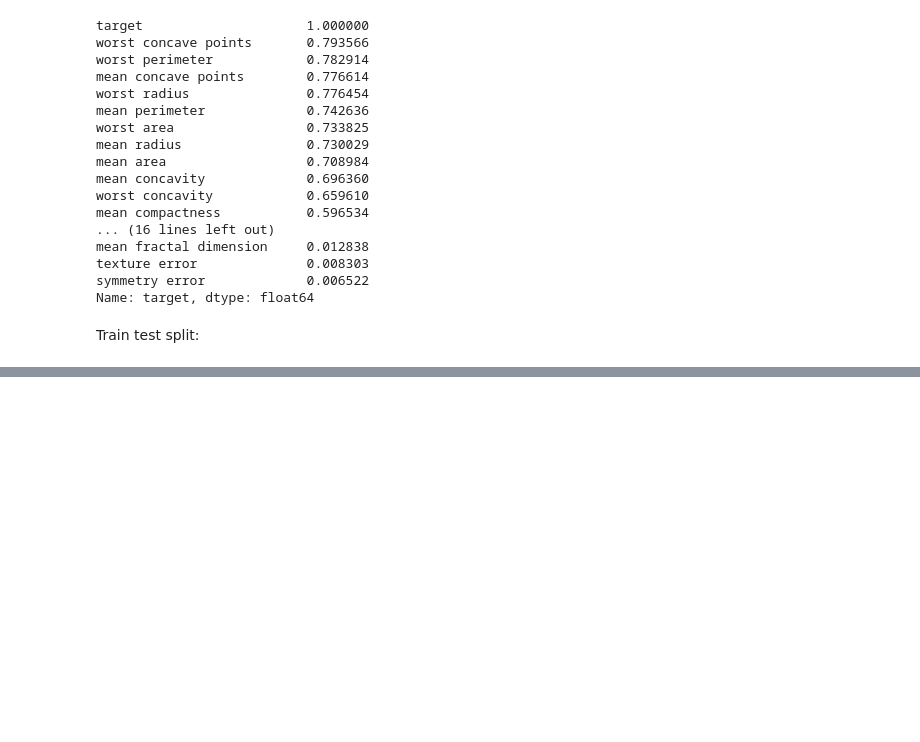
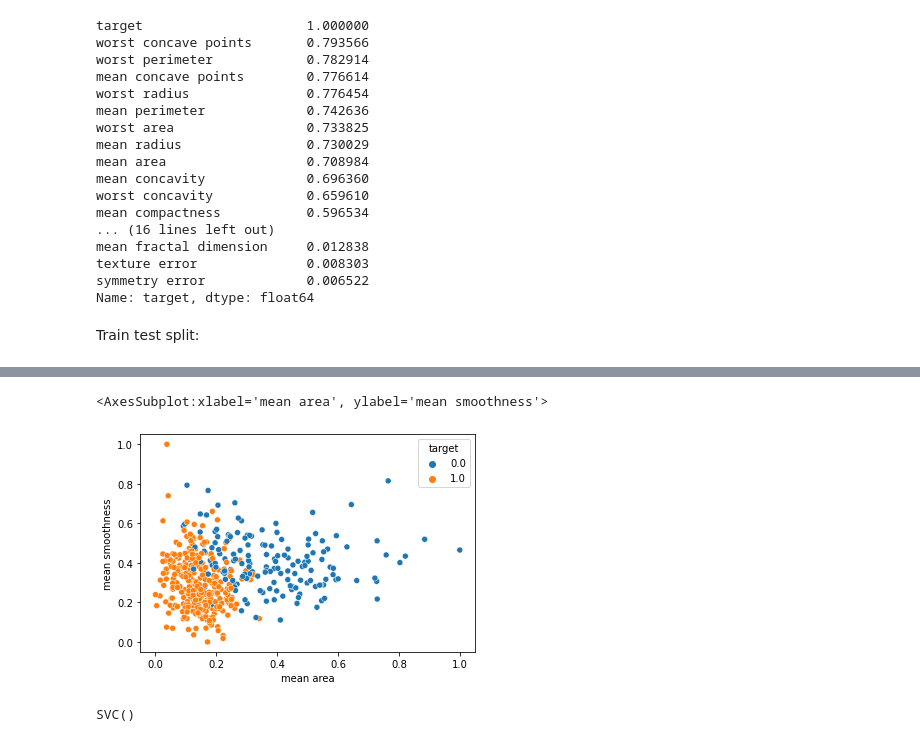
Before and after one commit to nshafik/Breast-Cancer, a Jupyter notebook: SVM_Breast_Cancer.ipynb, the cells around one changed output, grey strips where cells are left out. Cells and saved outputs as stored; diff of their text form; code cells hidden in the pictures; blank space fills up the shorter version.

```diff
--- a/SVM_Breast_Cancer.ipynb
+++ b/SVM_Breast_Cancer.ipynb
@@ -124,3 +120,11 @@ norm_x_train= preprocessing.normalize(X_train)
+# %%
+from sklearn import preprocessing
+range_train = (X_train - X_train.min()).max()
+range_test = (X_test - X_test.min()).max()
+
+
+norm_x_train= ( X_train - X_train.min() )/range_train
+norm_x_test= ( X_test - X_test.min() )/range_test
 # %%
 norm_x_train
 # %% [output]
@@ -144,0 +149,14 @@ sns.scatterplot(x = X_train['mean area'], y = X_train['mean smoothness'], hue =
+# %%
+sns.scatterplot(x = norm_x_train['mean area'], y = norm_x_train['mean smoothness'], hue = y_train)
+# %% [output]
+<AxesSubplot:xlabel='mean area', ylabel='mean smoothness'>
+[figure, added]
+# %%
+from sklearn.svm import SVC
+from sklearn.metrics import classification_report, confusion_matrix
+
+svc_model = SVC()
+
+svc_model.fit(norm_x_train, y_train)
+# %% [output]
+SVC()
```
Also changed, not shown: parts of 17 cells of this notebook.
